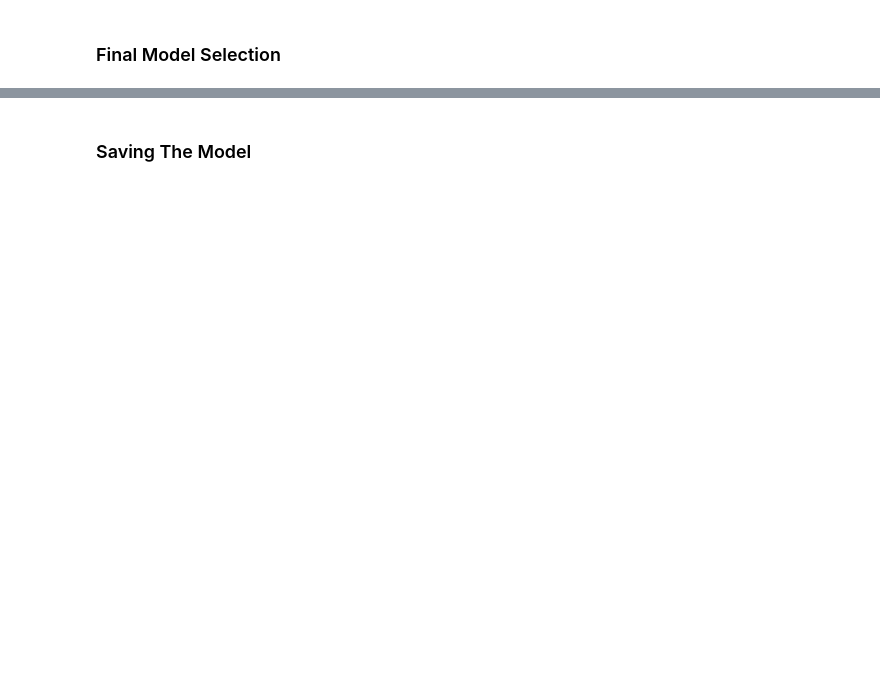
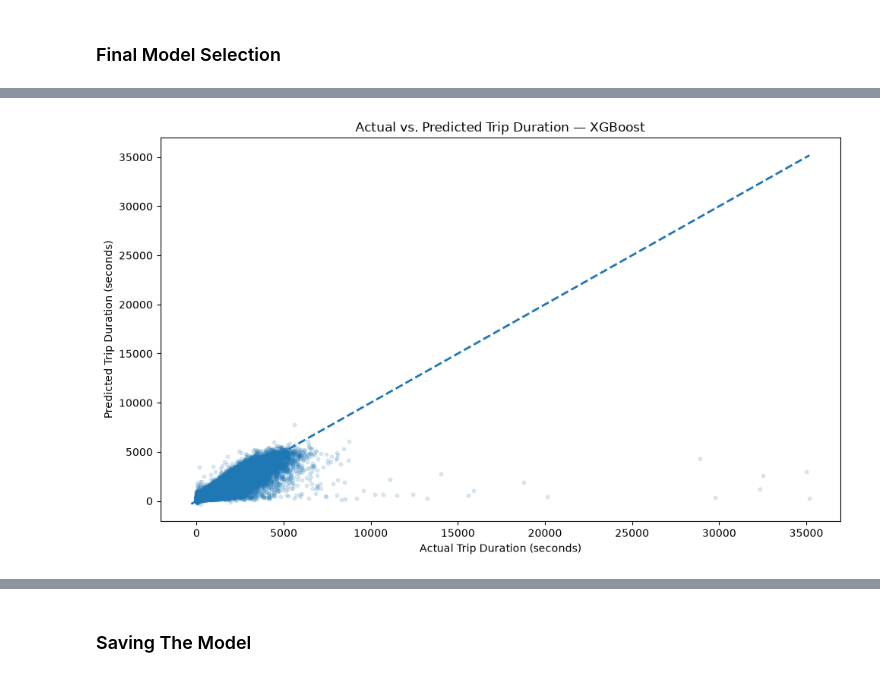
Before and after one commit to niks813/nyc-taxi-trip-duration, a Jupyter notebook: NYC_Trip_duration.ipynb, the cells around one changed output, grey strips where cells are left out. Saved outputs shown, nothing was run; the diff lists cells and outputs as text; code cells hidden in the pictures; blank space fills up the shorter version.

```diff
--- a/NYC_Trip_duration.ipynb
+++ b/NYC_Trip_duration.ipynb
@@ -1226,6 +1475,3 @@ if RUN_OLD_MODELS:
                       ))
                   ]
                 )
-# %%
-if RUN_OLD_MODELS:
-  final_hgb_model.fit(X_train, y_train)
@@ -1537,0 +1899,17 @@ print('R2 score: ', r2_final)
+# %%
+plt.figure(figsize=(10, 6))
+
+plt.scatter(y_test, y_pred_final, alpha=0.15, s=10)
+
+min_val = np.minimum(y_test.min(), y_pred_final.min())
+max_val = np.maximum(y_test.max(), y_pred_final.max())
+
+plt.plot([min_val, max_val], [min_val, max_val], linestyle='--', linewidth=2)
+
+plt.xlabel("Actual Trip Duration (seconds)")
+plt.ylabel("Predicted Trip Duration (seconds)")
+plt.title("Actual vs. Predicted Trip Duration — XGBoost")
+plt.tight_layout()
+plt.show()
+# %% [output]
+[figure, added]
```
Also changed, not shown: parts of 170 cells of this notebook.
